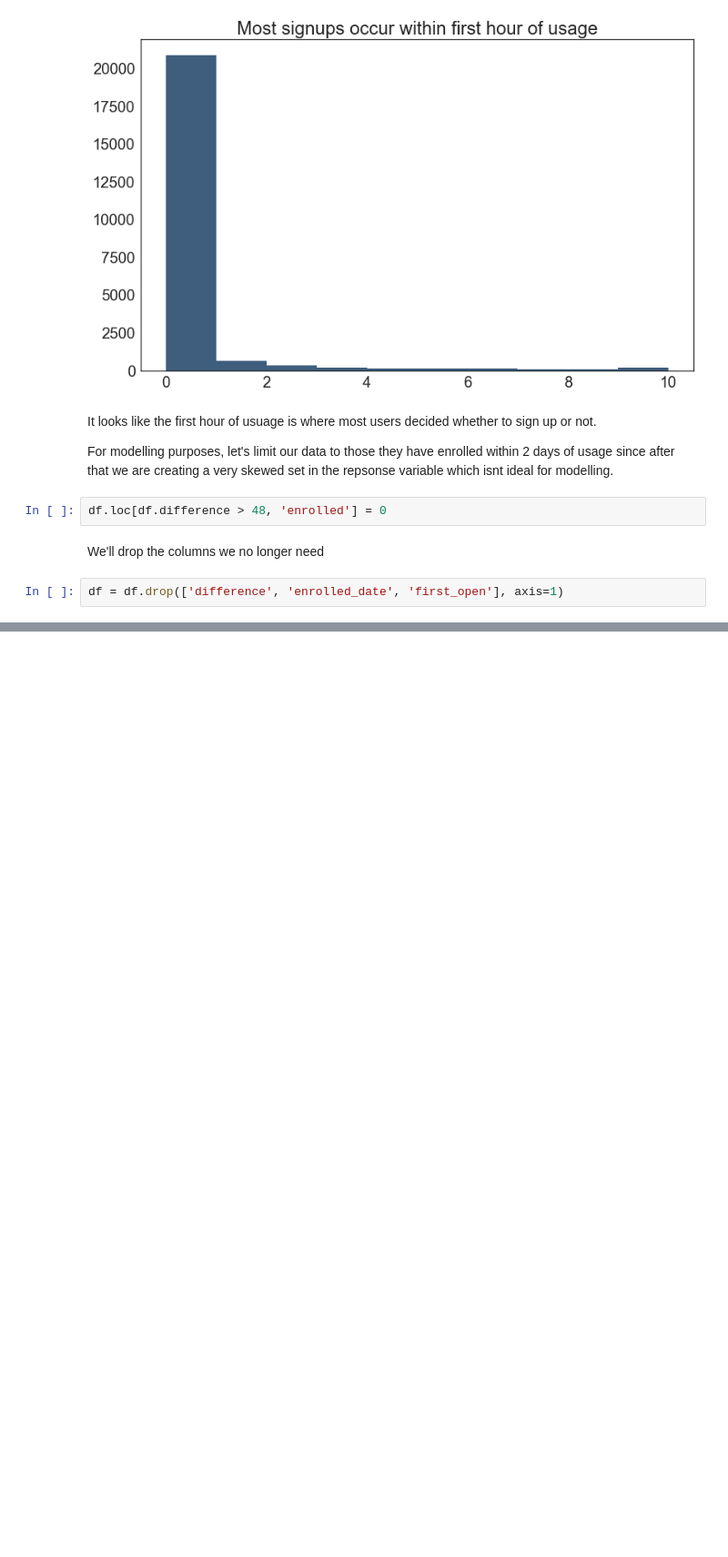
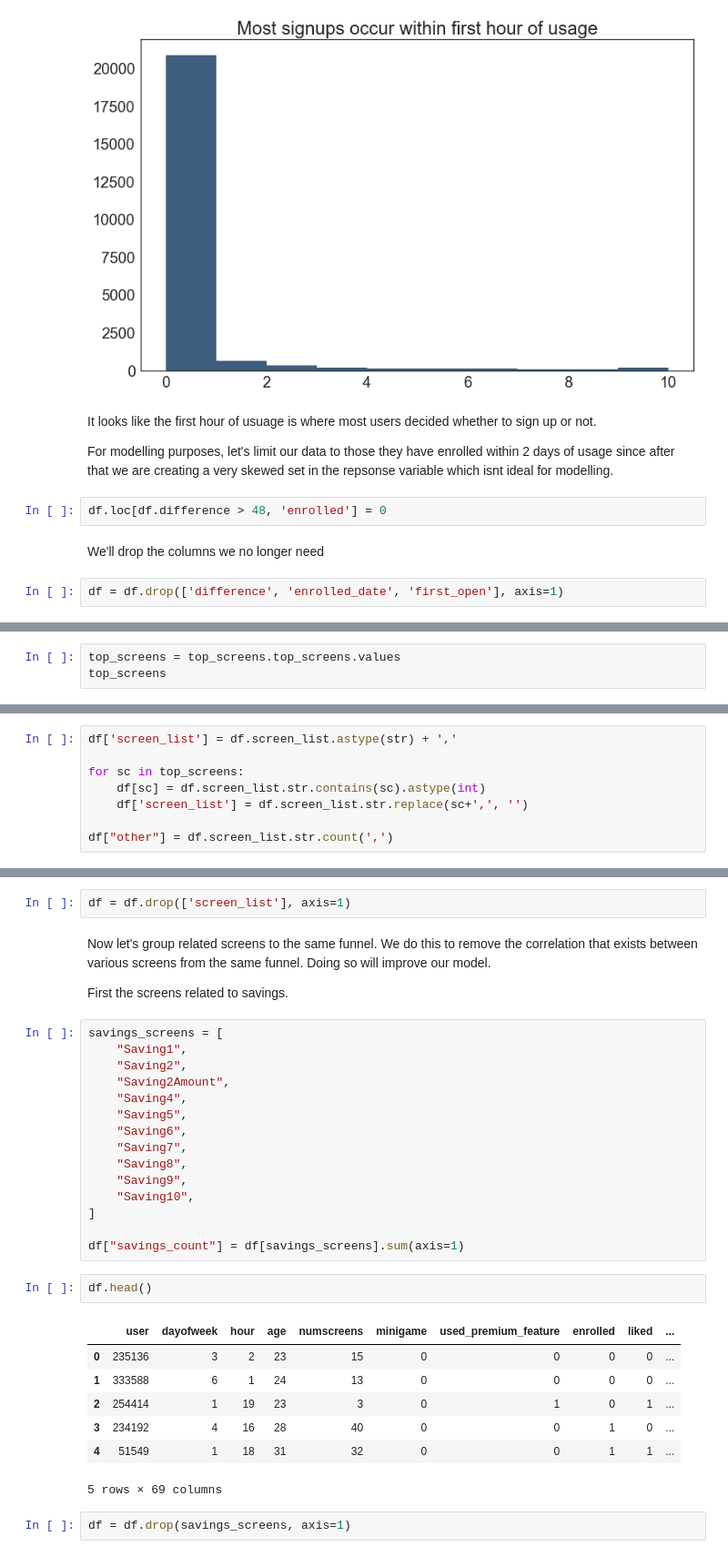
Before and after one commit to Manasab-y/app-behavior-analysis, a Jupyter notebook: EDA and Modelling.ipynb, the cells around one changed output, grey strips where cells are left out. Shown: that part at 91% size. Drawn from its saved outputs; the diff is of its cells as text; blank space fills up the shorter version.

```diff
--- a/EDA and Modelling.ipynb
+++ b/EDA and Modelling.ipynb
@@ -275,0 +295,3 @@ df = df.drop(['difference', 'enrolled_date', 'first_open'], axis=1)
+# %%
+top_screens = top_screens.top_screens.values
+top_screens
@@ -275,0 +314,8 @@ df = df.drop(['difference', 'enrolled_date', 'first_open'], axis=1)
+# %%
+df['screen_list'] = df.screen_list.astype(str) + ','
+
+for sc in top_screens:
+    df[sc] = df.screen_list.str.contains(sc).astype(int)
+    df['screen_list'] = df.screen_list.str.replace(sc+',', '')
+
+df["other"] = df.screen_list.str.count(',')
@@ -275,0 +332,33 @@ df = df.drop(['difference', 'enrolled_date', 'first_open'], axis=1)
+# %%
+df = df.drop(['screen_list'], axis=1)
+# %% [markdown]
+Now let's group related screens to the same funnel. We do this to remove the correlation that exists between various screens from the same funnel. Doing so will improve our model.
+
+First the screens related to savings.
+# %%
+savings_screens = [
+    "Saving1",
+    "Saving2",
+    "Saving2Amount",
+    "Saving4",
+    "Saving5",
+    "Saving6",
+    "Saving7",
+    "Saving8",
+    "Saving9",
+    "Saving10",
+]
+
+df["savings_count"] = df[savings_screens].sum(axis=1)
+# %%
+df.head()
+# %% [output]
+|  | user | dayofweek | hour | age | numscreens | minigame | used_premium_feature | enrolled | liked | ... |
+| 0 | 235136 | 3 | 2 | 23 | 15 | 0 | 0 | 0 | 0 | ... |
+| 1 | 333588 | 6 | 1 | 24 | 13 | 0 | 0 | 0 | 0 | ... |
+| 2 | 254414 | 1 | 19 | 23 | 3 | 0 | 1 | 0 | 1 | ... |
+| 3 | 234192 | 4 | 16 | 28 | 40 | 0 | 0 | 1 | 0 | ... |
+| 4 | 51549 | 1 | 18 | 31 | 32 | 0 | 0 | 1 | 1 | ... |
+5 rows × 69 columns
+# %%
+df = df.drop(savings_screens, axis=1)
```
Also changed, not shown: parts of 15 cells of this notebook, 2 other files.
